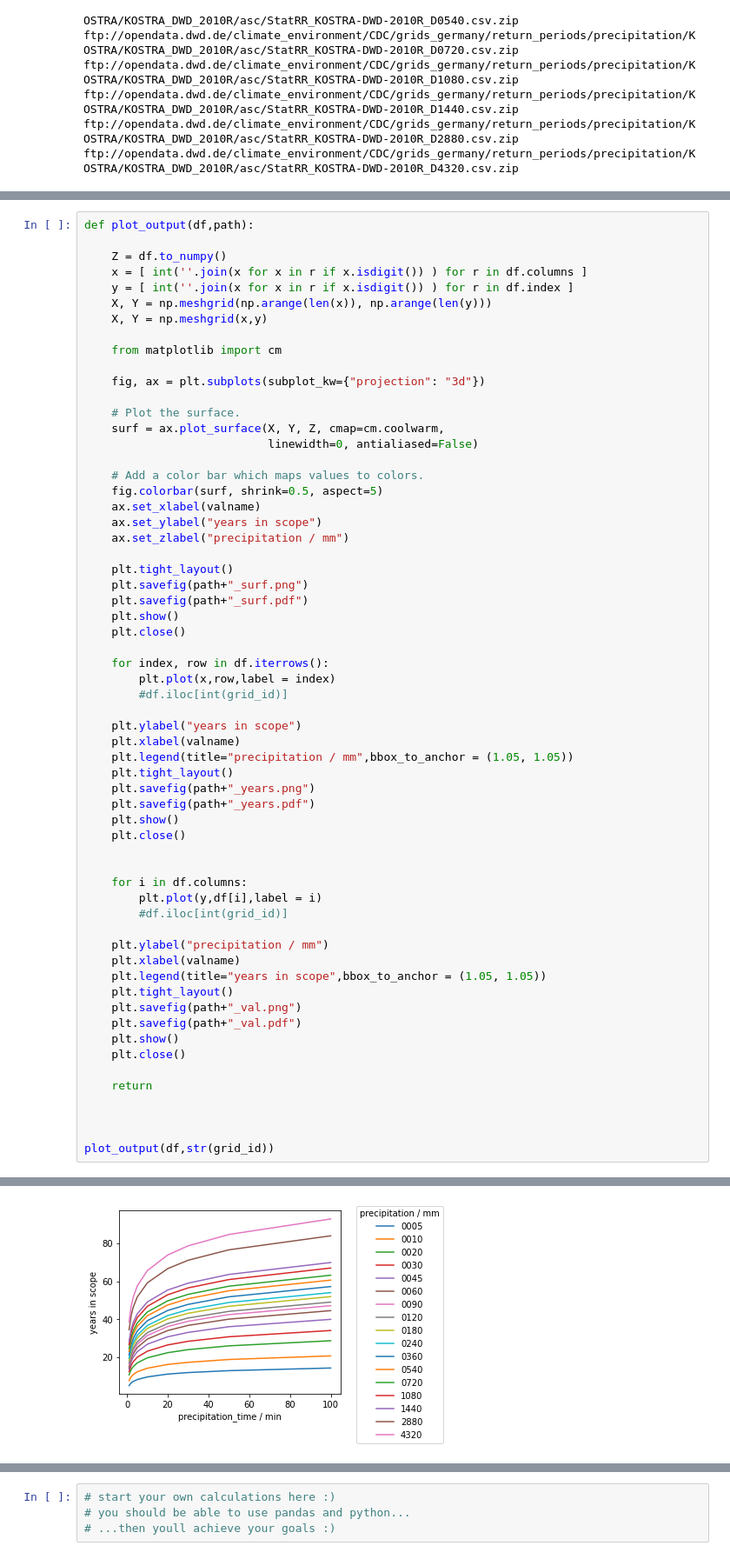
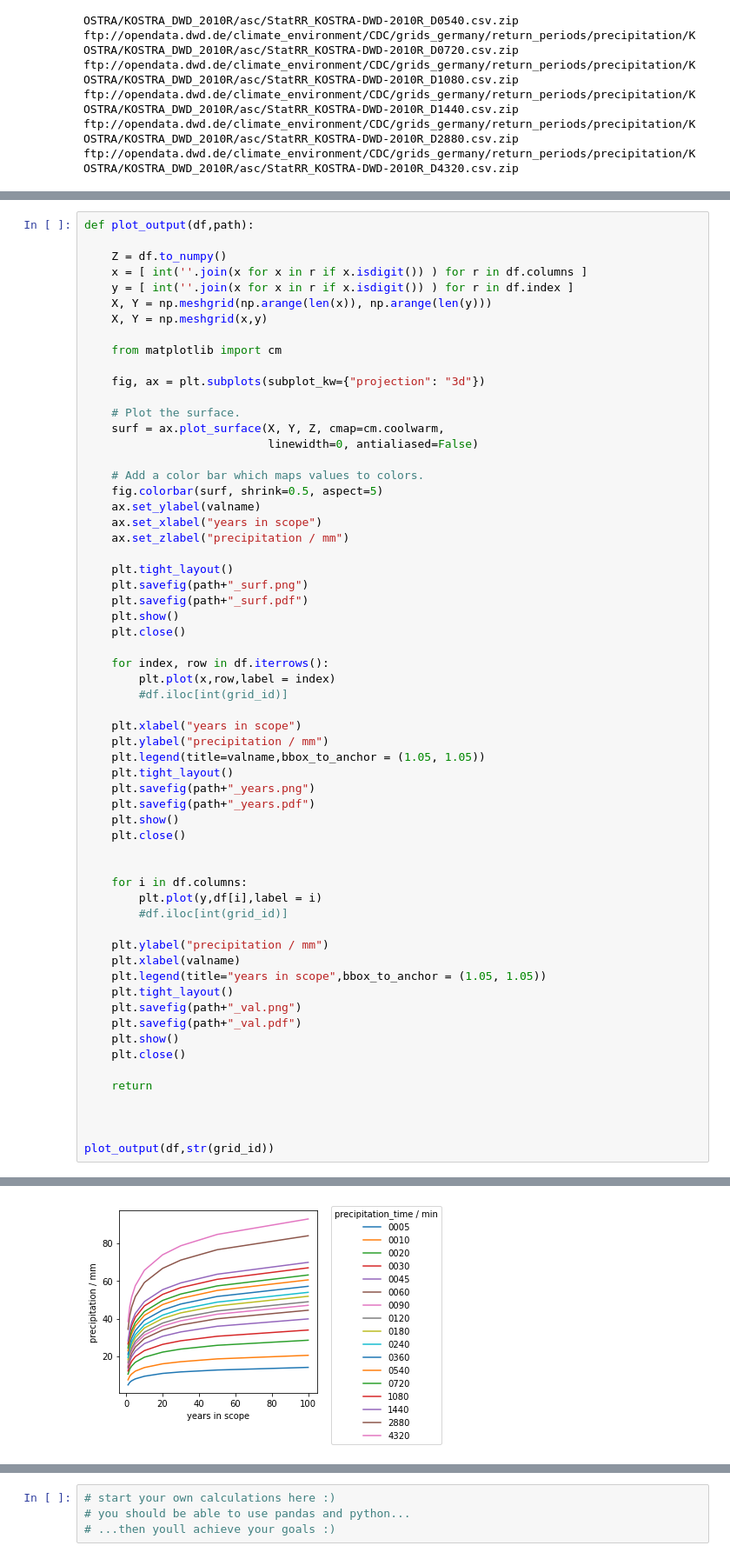
Before and after one commit to maxfleck/KOSTRA_DWD_FTP_tool, a Jupyter notebook: KOSTRA_DWD_FTP_tool.ipynb, the cells around one changed output, grey strips where cells are left out. Shown: that part at 87% size. Cells and saved outputs as stored; diff of their text form.

Commit message:
plotting

```diff
--- a/KOSTRA_DWD_FTP_tool.ipynb
+++ b/KOSTRA_DWD_FTP_tool.ipynb
@@ -213,8 +215,8 @@ def plot_output(df,path):
 
     # Add a color bar which maps values to colors.
     fig.colorbar(surf, shrink=0.5, aspect=5)
-    ax.set_xlabel(valname)
-    ax.set_ylabel("years in scope")
+    ax.set_ylabel(valname)
+    ax.set_xlabel("years in scope")
     ax.set_zlabel("precipitation / mm")
 
     plt.tight_layout()
@@ -227,9 +229,9 @@ def plot_output(df,path):
         plt.plot(x,row,label = index)
         #df.iloc[int(grid_id)]
 
-    plt.ylabel("years in scope")
-    plt.xlabel(valname)
-    plt.legend(title="precipitation / mm",bbox_to_anchor = (1.05, 1.05))
+    plt.xlabel("years in scope")
+    plt.ylabel("precipitation / mm")
+    plt.legend(title=valname,bbox_to_anchor = (1.05, 1.05))
     plt.tight_layout()
     plt.savefig(path+"_years.png")
     plt.savefig(path+"_years.pdf")
@@ -260,4 +262,4 @@ plot_output(df,str(grid_id))
-[figure, old version]
+[figure, new version]
 [figure]
 # %%
 # start your own calculations here :)
```
Also changed, not shown: parts of 2 cells of this notebook, 2 other files.
